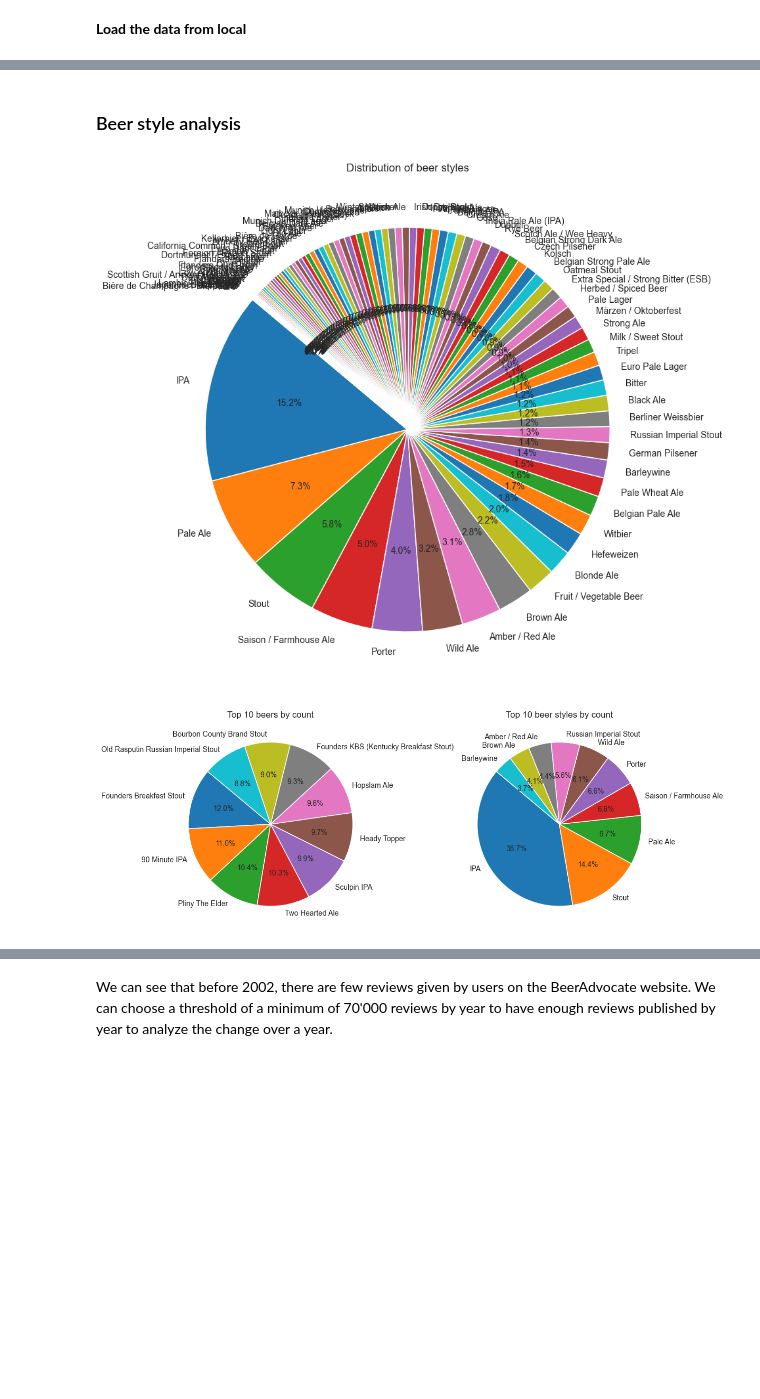
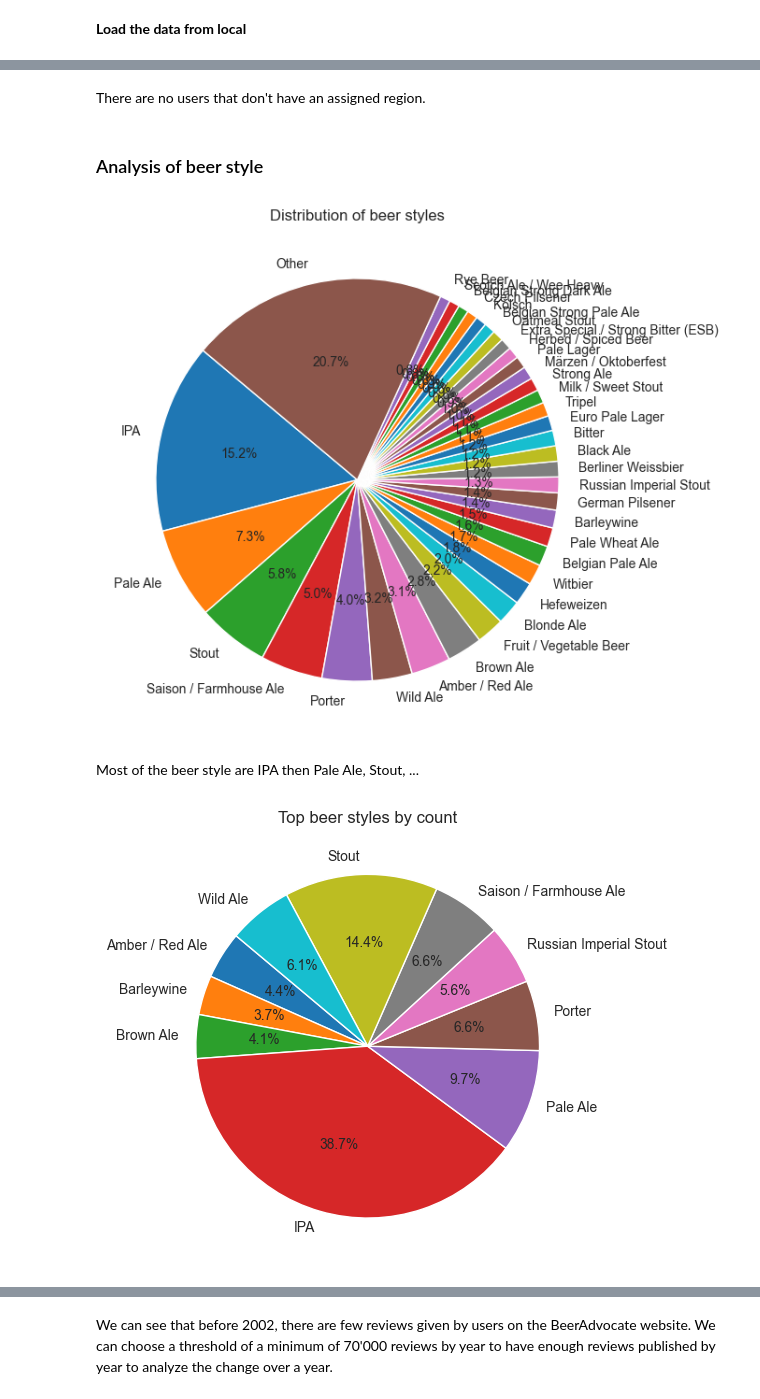
Before and after one commit to epfl-ada/ada-2024-project-databrewers, a Jupyter notebook: final_pauline.ipynb, the cells around one changed output, grey strips where cells are left out. Drawn from its saved outputs; the diff is of its cells as text; code cells hidden in the pictures; blank space fills up the shorter version.

```diff
--- a/final_pauline.ipynb
+++ b/final_pauline.ipynb
@@ -338,2 +350,7 @@ There is considerable diversity in the origins of U.S. users, with 10.3% from Ca
+# %% [markdown]
+There are no users that don't have an assigned region.
+# %%
+ratings = ratings.merge(users[['user_id', 'region']], on='user_id', how='left')
+reviews = reviews.merge(users[['user_id', 'region']], on='user_id', how='left')
 # %% [markdown]
-### Beer style analysis
+### Analysis of beer style
@@ -340,28 +369,31 @@ There is considerable diversity in the origins of U.S. users, with 10.3% from Ca
 # %%
-# Remove specific words from 'style' column in beers_ba DataFrame
-beers_ba['style'] = beers_ba['style'].str.replace('American ', '')
-beers_ba['style'] = beers_ba['style'].str.replace('Double / Imperial ', '')
-beers_ba['style'] = beers_ba['style'].str.replace('English ', '')
-beers_ba['style'] = beers_ba['style'].str.replace(' (APA)', '', regex=False)
+# Compute the number of users in the top 35 states
+top35_style = beers_ba['style'].value_counts().nlargest(35)
 
-# Count occurrences of each style
-style_count = beers_ba['style'].value_counts()
+# Compute the sum of the remaining styles
+other_style_count = len(beers_ba) - top35_style.sum()
 
-plt.figure(figsize=(10, 10))
-style_count.plot.pie(autopct='%1.1f%%', startangle=140)
+# Add the "Other" style count to the series
+top_states = pd.concat([top35_style, pd.Series({'Other': other_style_count})])
+
+plt.figure(figsize=(7, 7))
+top_states.plot.pie(autopct='%1.1f%%', startangle=140)
 plt.title('Distribution of beer styles')
 plt.ylabel('')
 plt.show()
 # %% [output]
-[figure, old version]
+[figure, new version]
+# %% [markdown]
+Most of the beer style are IPA then Pale Ale, Stout, ...
 # %%
-# Get counts of ratings by beer ID
+# Get the number of rating for each beer_id
 ratings_count = ratings['beer_id'].value_counts().rename('count')
-beers_ba = beers_ba.set_index('beer_id')
 
 # Join ratings count with beers_ba DataFrame to get styles and names for each beer
 ratings_count = ratings_count.to_frame().join(beers_ba[['style', 'beer_name']], how='left')
 
-# Group by 'beer_name' and 'style' to get total count for each
-beer_counts = ratings_count.groupby('beer_name')['count'].sum().nlargest(10)
-style_counts = ratings_count.groupby('style')['count'].sum().nlargest(10)
+total_ratings = ratings_count['count'].sum()
+
+# Group by 'style'  to get total count for eac
+style_above_2_percent = ratings_count.groupby('style')['count'].sum()
+style_above_2_percent = style_above_2_percent[style_above_2_percent > (0.02 * total_ratings)]#keep only the beer style that have more than 2% of the total ratings
@@ -368,17 +403,8 @@ style_counts = ratings_count.groupby('style')['count'].sum().nlargest(10)
 # %%
-# Plot the pie chart for top 10 beer names
-plt.figure(figsize=(12, 6))
-
-plt.subplot(1, 2, 1)
-plt.pie(beer_counts, labels=beer_counts.index, autopct='%1.1f%%', startangle=140)
-plt.title('Top 10 beers by count')
-
-# Plot the pie chart for top 10 beer styles
-plt.subplot(1, 2, 2)
-plt.pie(style_counts, labels=style_counts.index, autopct='%1.1f%%', startangle=140)
-plt.title('Top 10 beer styles by count')
+plt.pie(style_above_2_percent, labels=style_above_2_percent.index, autopct='%1.1f%%', startangle=140)
+plt.title('Top beer styles by count')
 
 plt.tight_layout()
 plt.show()
 # %% [output]
-[figure, old version]
+[figure, new version]
```
Also changed, not shown: parts of 47 cells of this notebook, 1 other file.
